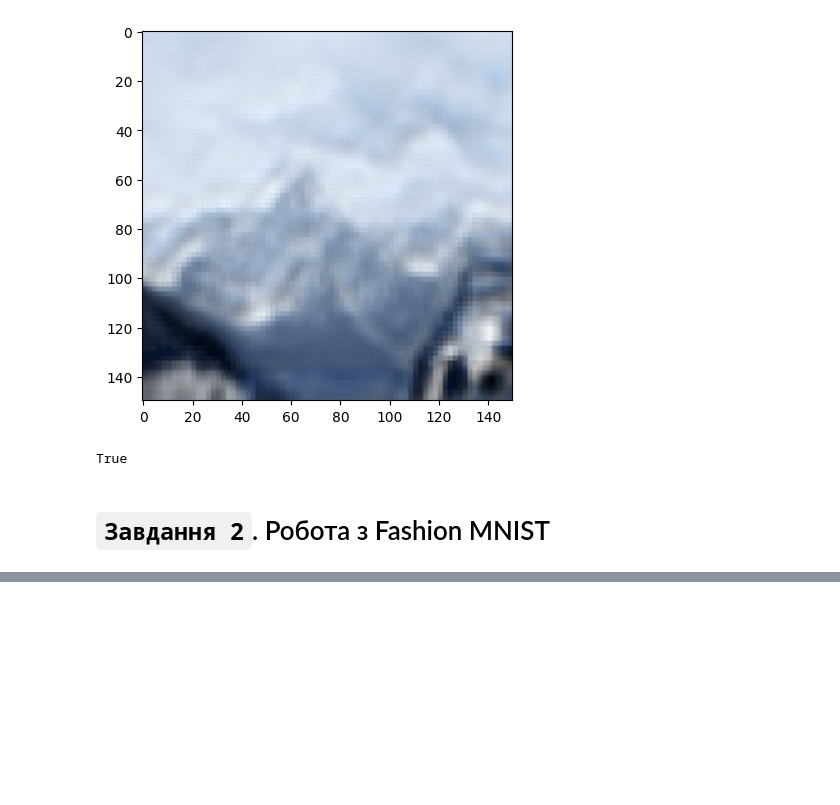
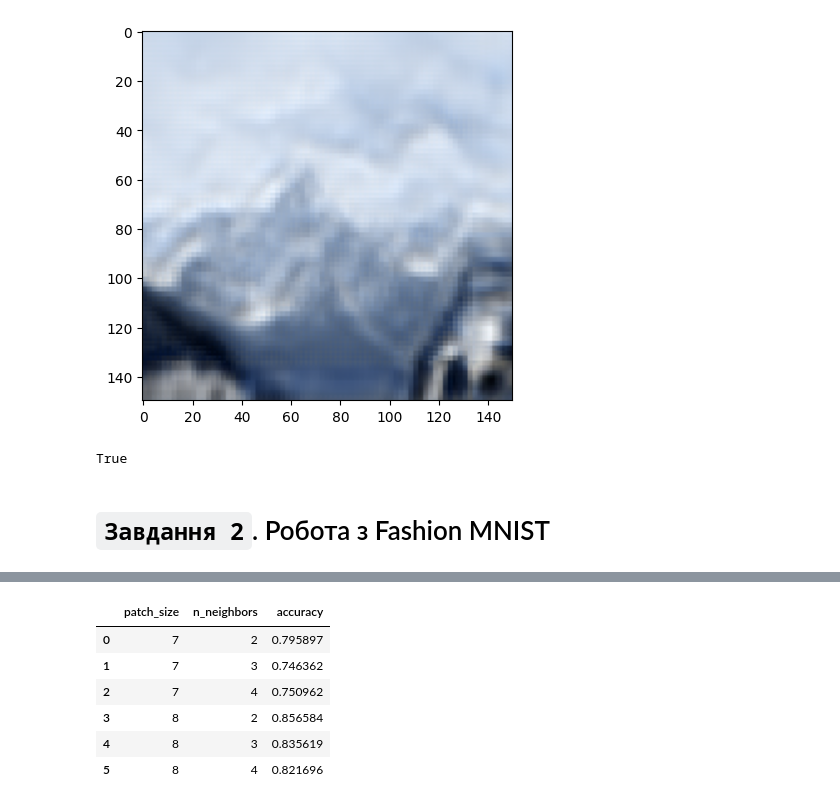
Before and after one commit to ulyagram77/Intelligent_Data_Analysis_Labs, a Jupyter notebook: Laboratorna6/lab6.ipynb, the cells around one changed output, grey strips where cells are left out. Saved outputs shown, nothing was run; the diff lists cells and outputs as text; code cells hidden in the pictures; blank space fills up the shorter version.

```diff
--- a/Laboratorna6/lab6.ipynb
+++ b/Laboratorna6/lab6.ipynb
@@ -250,0 +362,38 @@ True
+# %%
+data_bovw = []
+for patch_size in patch_sizes:
+    descriptors = []
+    labels = []
+    for _, (img, label) in enumerate(zip(X_train_shuff, y_train_shuff)):
+        patches = extract_patches_2d(img, patch_size)
+        patches = patches.reshape(patches.shape[0], -1).astype("float32")
+        c_mean = np.mean(patches, axis=0)
+        c_std = np.std(patches, axis=0)
+        patches -= c_mean
+        patches /= c_std
+        des = orb_features(patches)
+        descriptors.extend(des)
+        labels.extend([label] * len(des))
+    descriptors_train, descriptors_test, labels_train, labels_test = train_test_split(
+        descriptors, labels, test_size=0.2, random_state=42
+    )
+
+    for k in range(2, 5):
+        knn = KNeighborsClassifier(n_neighbors=k)
+        knn.fit(descriptors_train, labels_train)
+        predictions = knn.predict(descriptors_test)
+        accuracy = accuracy_score(labels_test, predictions)
+        data_bovw.append((patch_size[0], k, accuracy))
+# %%
+bovw_batch_df = pd.DataFrame(
+    data_bovw, columns=["patch_size", "n_neighbors", "accuracy"]
+)
+bovw_batch_df
+# %% [output]
+|  | patch_size | n_neighbors | accuracy |
+| 0 | 7 | 2 | 0.795897 |
+| 1 | 7 | 3 | 0.746362 |
+| 2 | 7 | 4 | 0.750962 |
+| 3 | 8 | 2 | 0.856584 |
+| 4 | 8 | 3 | 0.835619 |
+| 5 | 8 | 4 | 0.821696 |
```
Also changed, not shown: parts of 15 cells of this notebook.
